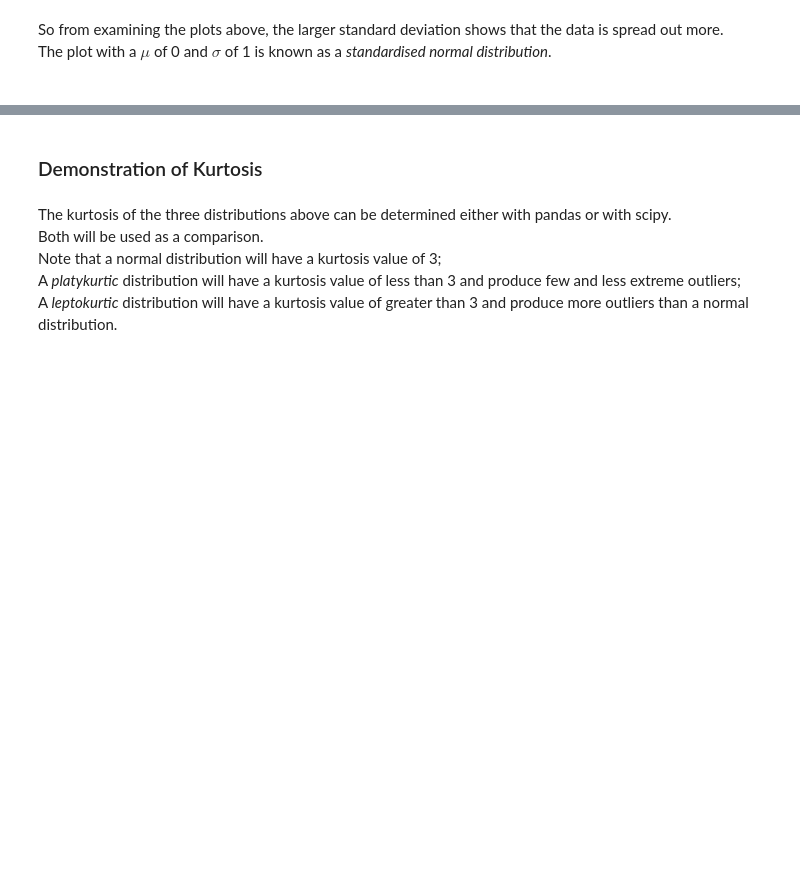
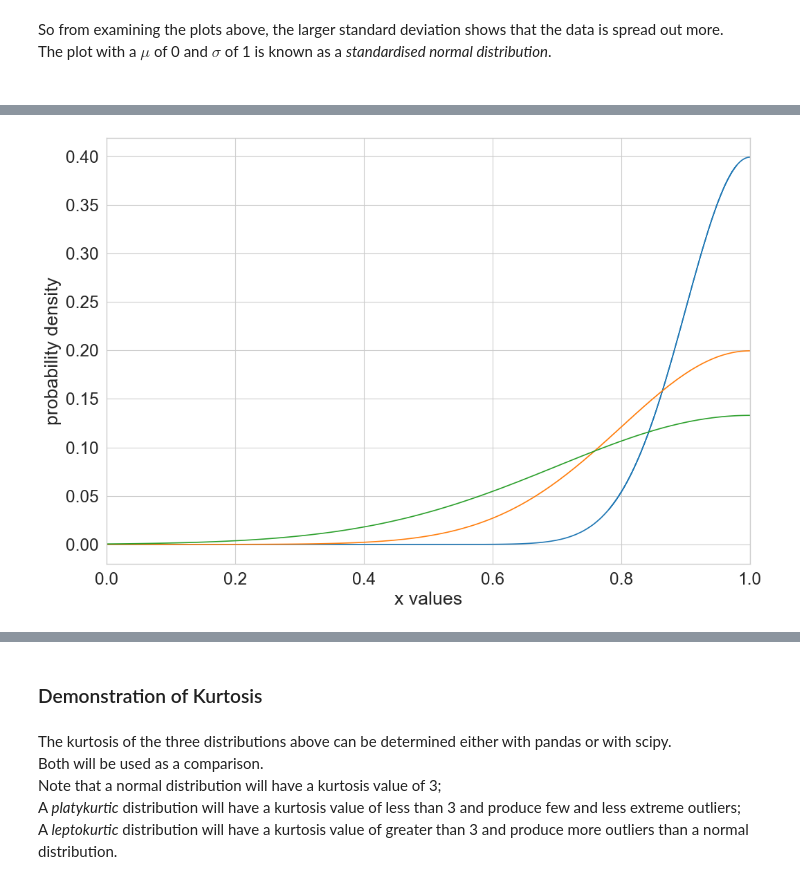
Before and after one commit to fabiofabrizi/fun-data-analysis, a Jupyter notebook: project/Normal-Distribution-Project.ipynb, the cells around one changed output, grey strips where cells are left out. Saved outputs shown, nothing was run; the diff lists cells and outputs as text; code cells hidden in the pictures; blank space fills up the shorter version.

```diff
--- a/project/Normal-Distribution-Project.ipynb
+++ b/project/Normal-Distribution-Project.ipynb
@@ -184,0 +192,20 @@ The plot with a $\mu$ of 0 and $\sigma$ of 1 is known as a *standardised normal
+# %%
+# Set seaborn plot style
+sns.set_style("whitegrid")
+sns.set_context("paper", font_scale=2)
+plt.figure(figsize=(12, 8))
+
+cdf_1 = np.cumsum(x1)
+cdf_2 = np.cumsum(x2)
+cdf_3 = np.cumsum(x3)
+# Input data
+ax = sns.ecdfplot(data=x, y=x1, label='μ: 0, σ: 1')
+ax = sns.ecdfplot(data=x, y=x2, label='μ:0, σ: 2')
+ax = sns.ecdfplot(data=x, y=x3, label='μ:0, σ: 3')
+
+# X and Y axis labels
+ax.set(xlabel = "x values", ylabel = "probability density")
+# To get rid of the text at top of the graph
+plt.show()
+# %% [output]
+[figure, added]
```
Also changed, not shown: parts of 72 cells of this notebook.
